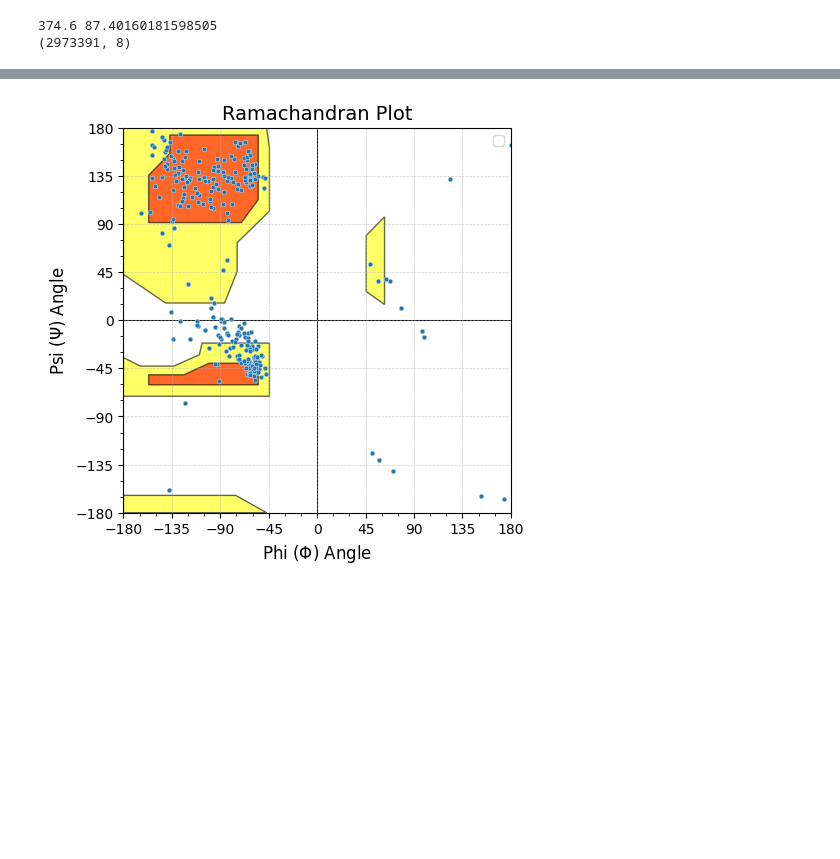
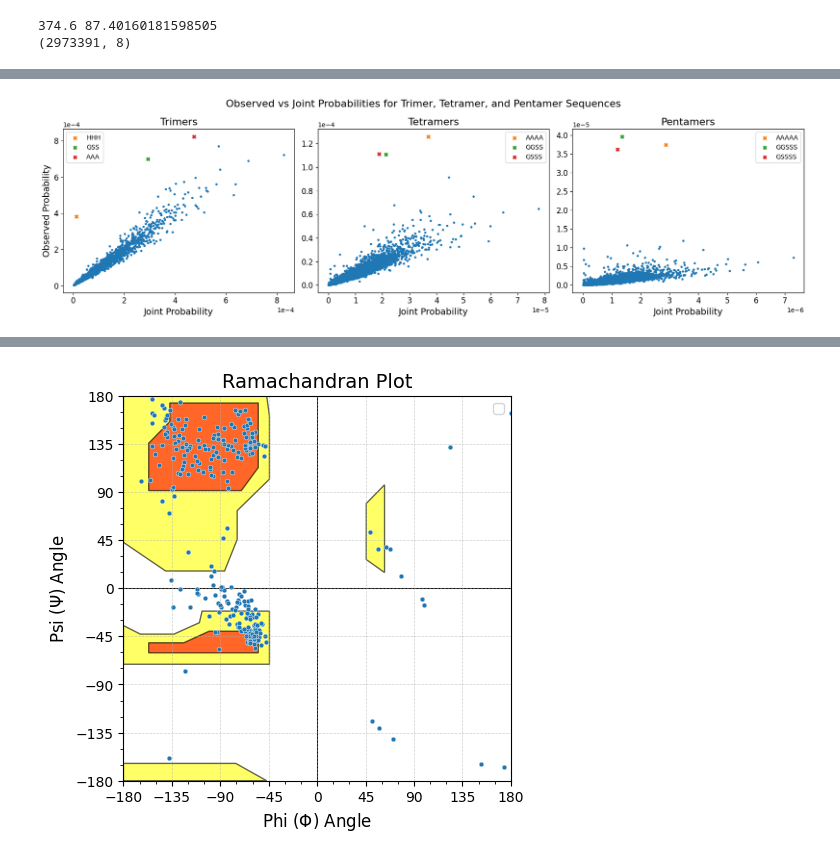
Before and after one commit to Musa-Azeem/protein-dihedral-visualization, a Jupyter notebook: paper_plots.ipynb, the cells around one changed output, grey strips where cells are left out. Cells and saved outputs as stored; diff of their text form; code cells hidden in the pictures; blank space fills up the shorter version.

```diff
--- a/paper_plots.ipynb
+++ b/paper_plots.ipynb
@@ -167,0 +146,20 @@ plt.plot(range(2, 11), wsss, marker='o')
+# %%
+k=1
+df = pd.read_csv(f'MegaQuery/win{k}.csv', keep_default_na=False)
+df = df.sort_values('n_matches', ascending=False)
+df['prob'] = df['n_matches'] / sum(df['n_matches'])
+
+fig, ax = plt.subplots(figsize=(5, 3))
+sns.barplot(data=df, x='seq', y='n_matches', ax=ax)
+ax.set_ylabel('Number of matches')
+ax.set_xlabel('Amino Acid')
+ax.set_title(f'Number of occurences for each amino acid in the PDB')
+ax2 = ax.twinx()
+sns.lineplot(data=df, x='seq', y='prob', ax=ax2, color='r')
+ax2.set_ylabel('Probability', color='r')
+ax2.tick_params(axis='y', labelcolor='r')
+
+ax.text(0.57, 0.95, f'Mean = {df.n_matches.mean():.2e}',transform=ax.transAxes, fontsize=12,
+        verticalalignment='top', horizontalalignment='left',
+        bbox=dict(facecolor='white', alpha=0.8))
+plt.show()
@@ -167,0 +222,59 @@ plt.plot(range(2, 11), wsss, marker='o')
+# %%
+df1 = pd.read_csv('MegaQuery/win1.csv', keep_default_na=False)
+df1['prob'] = df1['n_matches'] / sum(df1['n_matches'])
+df1 = df1.sort_values('n_matches', ascending=False)
+
+labels = ['Trimers', 'Tetramers', 'Pentamers']
+winsizes = [3,4,5]
+
+fig, axes = plt.subplots(1, 3, figsize=(17, 5))
+for i in range(3):
+    ax = axes[i]
+    w = winsizes[i]
+    df2 = pd.read_csv(f'MegaQuery/win{w}.csv' , keep_default_na=False)
+    df2['prob'] = df2['n_matches'] / sum(df2['n_matches'])
+
+    log_probs = np.log10(df1.set_index('seq').prob)
+    df2['log_prob'] = np.log10(df2.prob)
+    df2['log_joint_prob'] = df2.seq.apply(lambda x: np.sum([log_probs[aa] for aa in x]))
+    df2['log_probs_ratio'] = df2.log_joint_prob - df2.log_prob
+    df2['probs_ratio'] = 10**df2.log_probs_ratio
+    df2['joint_prob'] = 10**df2.log_joint_prob
+
+    df2['seq_key'] = df2.seq.apply(lambda x: ''.join(sorted(x)))
+    df2 = df2.groupby('seq_key').mean(numeric_only=True).reset_index().rename(columns={'seq_key': 'seq'})
+
+    sns.scatterplot(data=df2[(df2.seq != 'HHHH') & (df2.seq != 'HHHHH')], x='joint_prob', y='prob', marker='.', ax=ax, edgecolor=None)
+    # sns.scatterplot(data=df2, x='joint_prob', y='prob', marker='.', ax=ax, edgecolor=None)
+
+    if i == 0:
+        sns.scatterplot(data=df2[df2.seq=='HHH'], x='joint_prob', y='prob', marker='X', ax=ax, edgecolor=None, label='HHH')
+        sns.scatterplot(data=df2[df2.seq=='GSS'], x='joint_prob', y='prob', marker='X', ax=ax, edgecolor=None, label='GSS')
+        sns.scatterplot(data=df2[df2.seq=='AAA'], x='joint_prob', y='prob', marker='X', ax=ax, edgecolor=None, label='AAA')
+        ax.set_ylabel('Observed Probability', fontsize=14)
+        ax.legend(loc='upper left')
+    elif i == 1:
+        print(f'Tetramer: {df2.loc[df2.seq == "HHHH", ['joint_prob', 'prob']].values}')
+        sns.scatterplot(data=df2[df2.seq=='AAAA'], x='joint_prob', y='prob', marker='X', ax=ax, edgecolor=None, label='AAAA')
+        sns.scatterplot(data=df2[df2.seq=='GGSS'], x='joint_prob', y='prob', marker='X', ax=ax, edgecolor=None, label='GGSS')
+        sns.scatterplot(data=df2[df2.seq=='GSSS'], x='joint_prob', y='prob', marker='X', ax=ax, edgecolor=None, label='GSSS')
+        ax.set_ylabel('')
+        ax.legend()
+
+    elif i == 2:
+        print(f'Pentamer: {df2.loc[df2.seq == "HHHHH", ['joint_prob', 'prob']].values}')
+        sns.scatterplot(data=df2[df2.seq=='AAAAA'], x='joint_prob', y='prob', marker='X', ax=ax, edgecolor=None, label='AAAAA')
+        sns.scatterplot(data=df2[df2.seq=='GGSSS'], x='joint_prob', y='prob', marker='X', ax=ax, edgecolor=None, label='GGSSS')
+        sns.scatterplot(data=df2[df2.seq=='GSSSS'], x='joint_prob', y='prob', marker='X', ax=ax, edgecolor=None, label='GSSSS')
+        ax.set_ylabel('')
+        ax.legend()
+
+    ax.set_title(labels[i], fontsize=16)
+    ax.ticklabel_format(axis='x', style='sci', scilimits=(0,0))
+    ax.ticklabel_format(axis='y', style='sci', scilimits=(0,0))
+    ax.tick_params(axis='both', which='major', labelsize=12)
+    ax.set_xlabel('Joint Probability', fontsize=14)
+
+plt.suptitle('Observed vs Joint Probabilities for Trimer, Tetramer, and Pentamer Sequences', fontsize=16)
+plt.tight_layout()
+# %% [output]
@@ -167,0 +283 @@ plt.plot(range(2, 11), wsss, marker='o')
+[figure, added]
```
Also changed, not shown: parts of 9 cells of this notebook.
